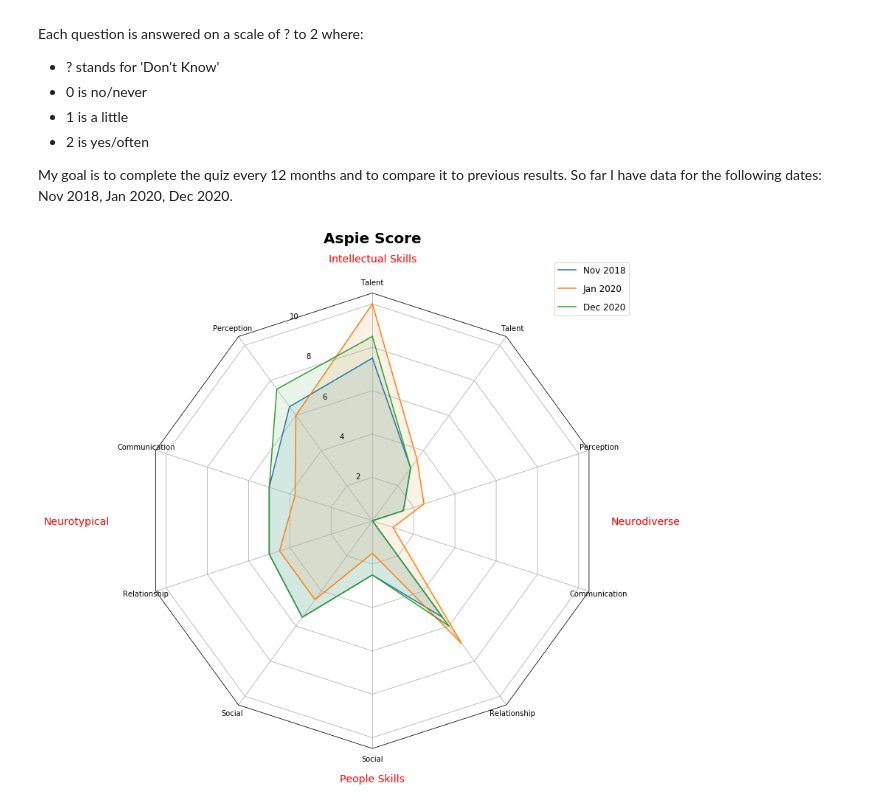
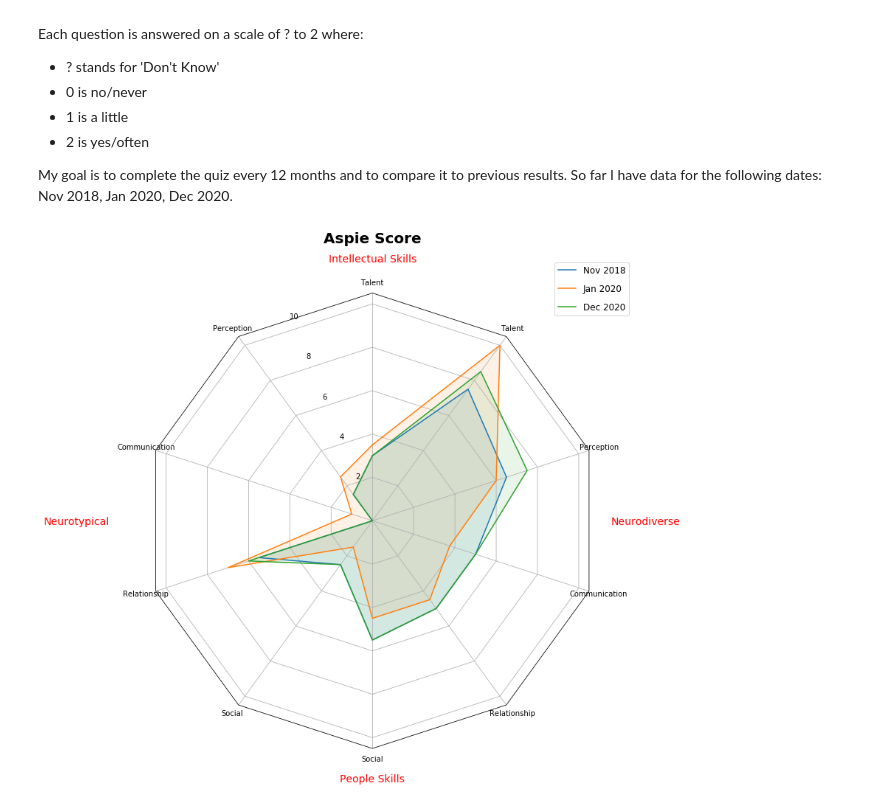
Before and after one commit to Jarrod95/Python_Programs, a Jupyter notebook: aspie_score.ipynb, the cells around one changed output. Cells and saved outputs as stored; diff of their text form; code cells hidden in the pictures.

```diff
--- a/aspie_score.ipynb
+++ b/aspie_score.ipynb
@@ -138,9 +138,9 @@ def radar_factory(num_vars, frame='circle'):
 data = [['Talent', 'Perception', 'Communication', 'Relationship', 'Social', 'Social', 'Relationship', 'Communication', \
         'Perception', 'Talent'],
         ('Aspie Score', [
-            [7.5, 6.5, 5, 5, 5.5, 2.5, 5.5, 0, 1.5, 3],
-            [10, 6, 3.75, 4.5, 4.5, 1.5, 7, 1, 2.5, 3.5],
-            [8.5, 7.5, 5, 5, 5.5, 2.5, 6, 0, 1.5, 3]])]
+            [3, 1.5, 0, 5.5, 2.5, 5.5, 5, 5, 6.5, 7.5],
+            [3.5, 2.5, 1, 7, 1.5, 4.5, 4.5, 3.75, 6, 10],
+            [3, 1.5, 0, 6, 2.5, 5.5, 5, 5, 7.5, 8.5]])]
 
 N = len(data[0])
 theta = radar_factory(N, frame='polygon')
@@ -159,32 +159,32 @@ for d in case_data:
     line = ax.plot(theta, d)
     ax.fill(theta, d,  alpha=0.1)
 ax.set_varlabels(spoke_labels)
 labels = ('Nov 2018', 'Jan 2020', 'Dec 2020')
 legend = ax.legend(labels, loc=(0.9, 0.95), labelspacing=1, fontsize='large')
 
 #Add annotations for each side of the plot
 ax.annotate('Neurotypical',
             xy=(-0.15, 0.45), xytext=(0, 10),
             xycoords=('axes fraction', 'figure fraction'),
             textcoords='offset points',
             size=14, ha='center', va='bottom', color='red')
 ax.annotate('People Skills',
             xy=(0.5, -0.01), xytext=(0, 10),
             xycoords=('axes fraction', 'figure fraction'),
             textcoords='offset points',
             size=14, ha='center', va='bottom', color='red')
 ax.annotate('Neurodiverse',
             xy=(1.1, 0.45), xytext=(0, 10),
             xycoords=('axes fraction', 'figure fraction'),
             textcoords='offset points',
             size=14, ha='center', va='bottom', color='red')
 ax.annotate('Intellectual Skills',
             xy=(0.5, 0.92), xytext=(0, 10),
             xycoords=('axes fraction', 'figure fraction'),
             textcoords='offset points',
             size=14, ha='center', va='bottom', color='red')
 plt.tight_layout()
-plt.savefig('aspie_score.png', bbox_inches='tight', transparent=True, format='png')
+plt.savefig('aspie_score.jpg', bbox_inches='tight', format='jpg')
 plt.show()
 # %% [output]
-[figure, old version]
+[figure, new version]
```
